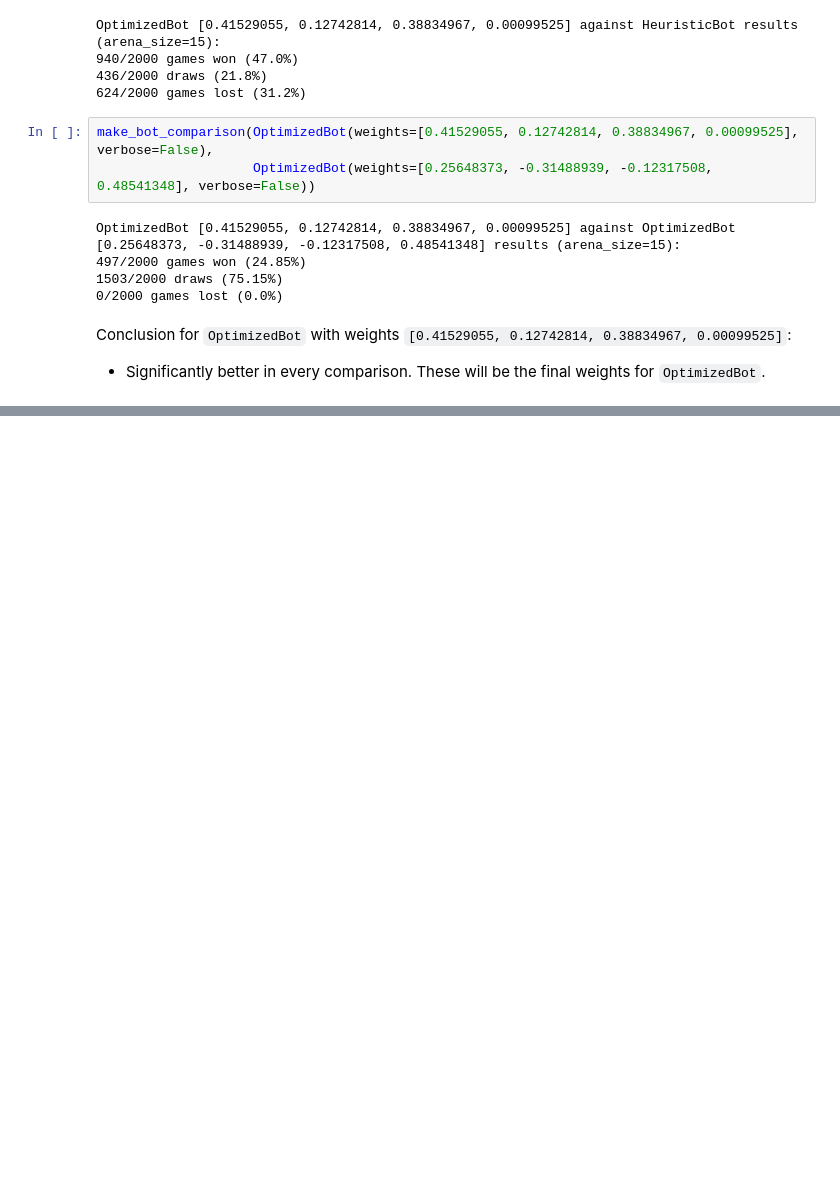
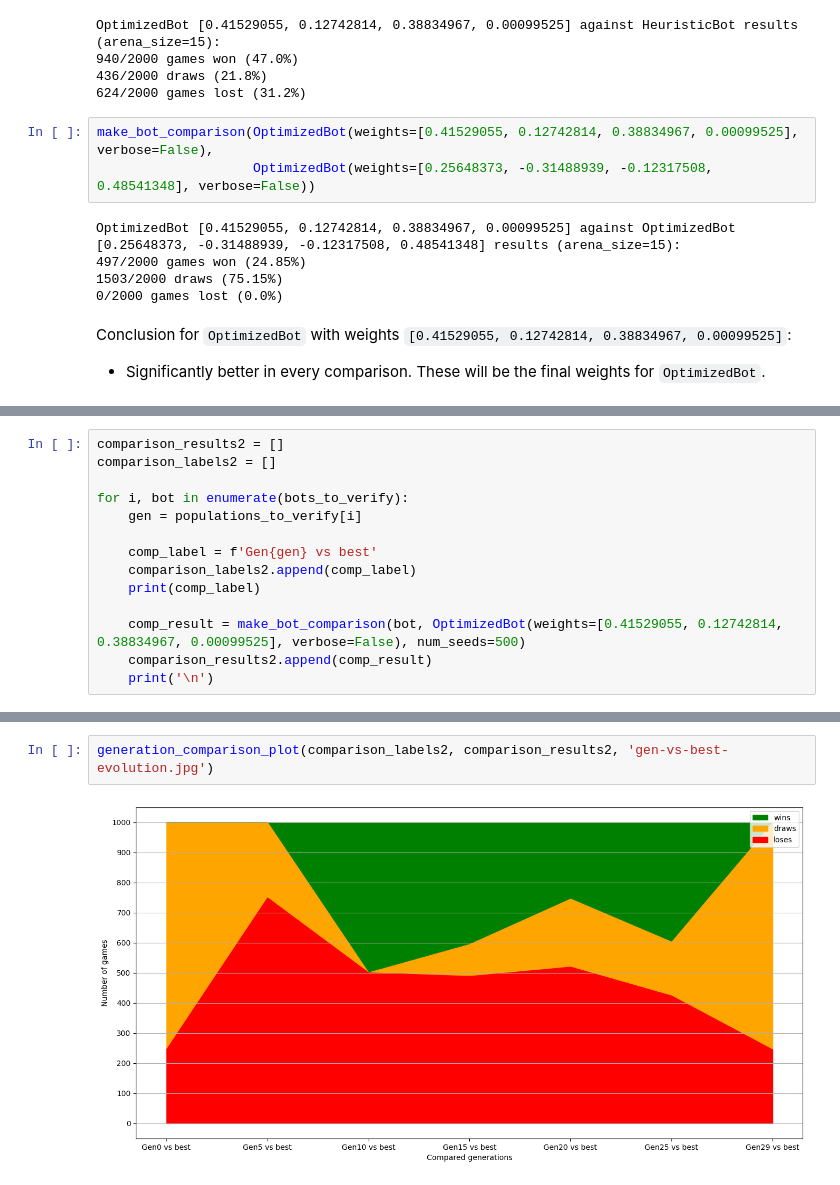
Before and after one commit to adam-handke/blockade, a Jupyter notebook: training/optimization.ipynb, the cells around one changed output, grey strips where cells are left out. Drawn from its saved outputs; the diff is of its cells as text; blank space fills up the shorter version.

```diff
--- a/training/optimization.ipynb
+++ b/training/optimization.ipynb
@@ -337,0 +441,14 @@ Conclusion for `OptimizedBot` with weights `[0.41529055, 0.12742814, 0.38834967,
+# %%
+comparison_results2 = []
+comparison_labels2 = []
+
+for i, bot in enumerate(bots_to_verify):
+    gen = populations_to_verify[i]
+
+    comp_label = f'Gen{gen} vs best'
+    comparison_labels2.append(comp_label)
+    print(comp_label)
+
+    comp_result = make_bot_comparison(bot, OptimizedBot(weights=[0.41529055, 0.12742814, 0.38834967, 0.00099525], verbose=False), num_seeds=500)
+    comparison_results2.append(comp_result)
+    print('\n')
@@ -337,0 +503,4 @@ Conclusion for `OptimizedBot` with weights `[0.41529055, 0.12742814, 0.38834967,
+# %%
+generation_comparison_plot(comparison_labels2, comparison_results2, 'gen-vs-best-evolution.jpg')
+# %% [output]
+[figure, added]
```
Also changed, not shown: parts of 10 cells of this notebook, 2 other files.
